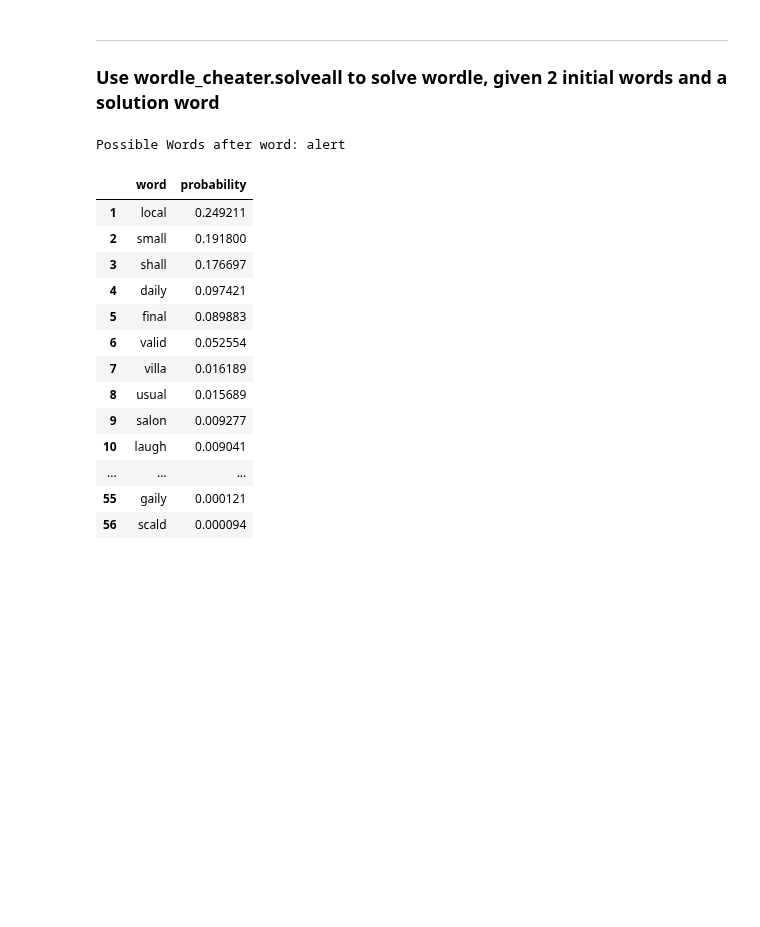
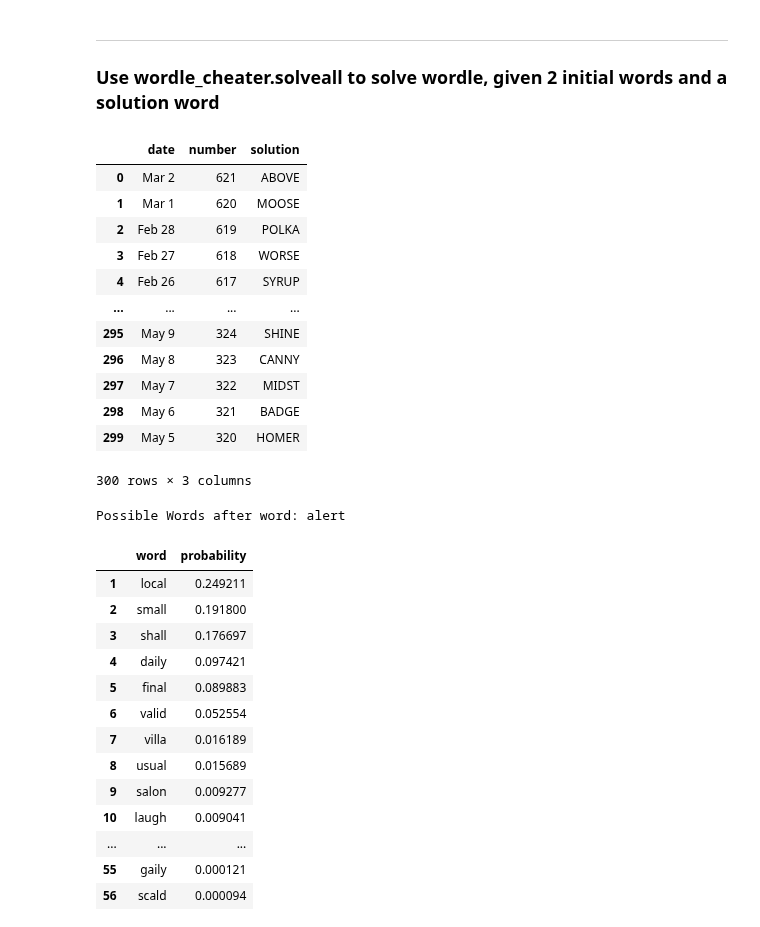
Before and after one commit to bgithub1/wordle_cheater, a Jupyter notebook: using_wordle_cheater.ipynb, the cells around one changed output. Saved outputs shown, nothing was run; the diff lists cells and outputs as text; code cells hidden in the pictures; blank space fills up the shorter version.

```diff
--- a/using_wordle_cheater.ipynb
+++ b/using_wordle_cheater.ipynb
@@ -12,6 +13,23 @@ import datetime
 # %% [markdown]
 ___
 ### Use wordle_cheater.solveall to solve wordle, given 2 initial words and a solution word
+# %%
+wdl = wrdlc.wordl()
+wdl.df_word_history
+# %% [output]
+|  | date | number | solution |
+| 0 | Mar 2 | 621 | ABOVE |
+| 1 | Mar 1 | 620 | MOOSE |
+| 2 | Feb 28 | 619 | POLKA |
+| 3 | Feb 27 | 618 | WORSE |
+| 4 | Feb 26 | 617 | SYRUP |
+| ... | ... | ... | ... |
+| 295 | May 9 | 324 | SHINE |
+| 296 | May 8 | 323 | CANNY |
+| 297 | May 7 | 322 | MIDST |
+| 298 | May 6 | 321 | BADGE |
+| 299 | May 5 | 320 | HOMER |
+300 rows × 3 columns
 # %%
 # Create a wordle_cheater.wordl instance
 wdl = wrdlc.wordl()
```
Also changed, not shown: parts of 1 cell of this notebook, 1 other file.
